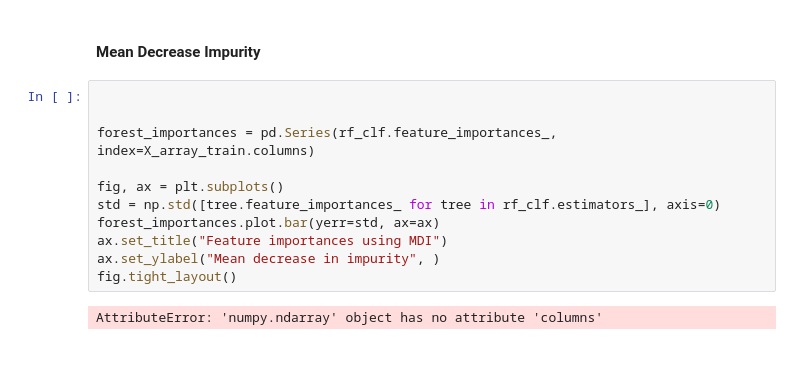
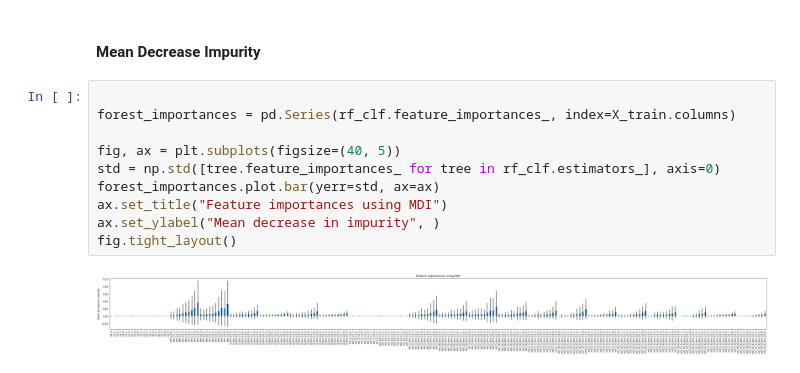
Before and after one commit to AlexeyMarg/Advanced_ML_ITMO_course, a Jupyter notebook: homework/homework2.ipynb, the cells around one changed output. Cells and saved outputs as stored; diff of their text form.

```diff
--- a/homework/homework2.ipynb
+++ b/homework/homework2.ipynb
@@ -245,14 +253,13 @@ features
 #### Mean Decrease Impurity
 # %%
 
+forest_importances = pd.Series(rf_clf.feature_importances_, index=X_train.columns)
 
-forest_importances = pd.Series(rf_clf.feature_importances_, index=X_array_train.columns)
-
-fig, ax = plt.subplots()
+fig, ax = plt.subplots(figsize=(40, 5))
 std = np.std([tree.feature_importances_ for tree in rf_clf.estimators_], axis=0)
 forest_importances.plot.bar(yerr=std, ax=ax)
 ax.set_title("Feature importances using MDI")
 ax.set_ylabel("Mean decrease in impurity", )
 fig.tight_layout()
 # %% [output]
-AttributeError: 'numpy.ndarray' object has no attribute 'columns'
+[figure, added]
```
Also changed, not shown: parts of 10 cells of this notebook.
